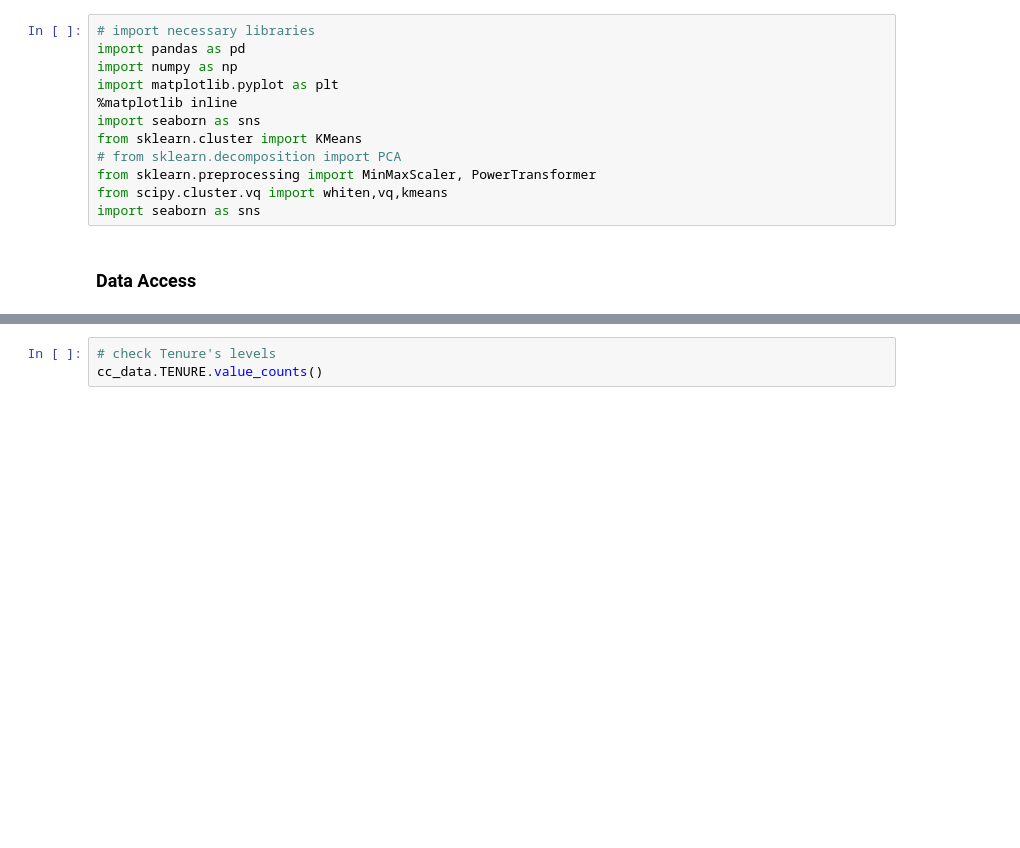
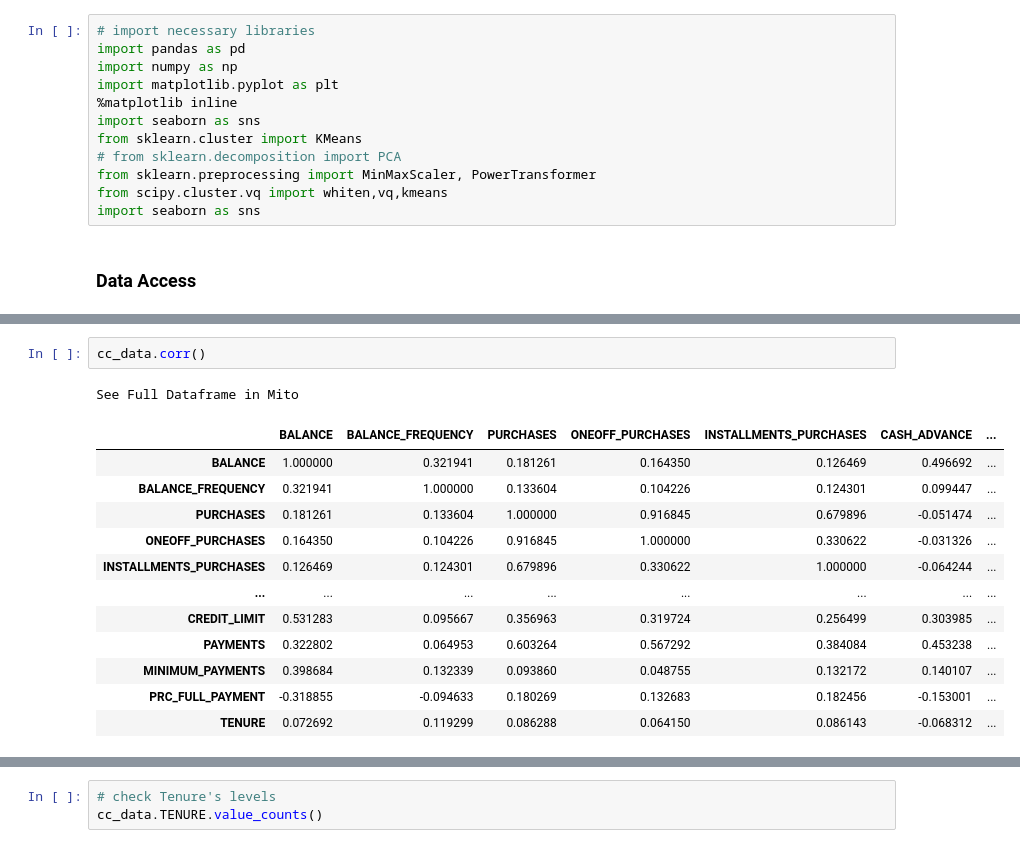
Before and after one commit to xwu0223/MBAN-6400-Project, a Jupyter notebook: MBAN6400_Project_A.ipynb, the cells around one changed output, grey strips where cells are left out. Saved outputs shown, nothing was run; the diff lists cells and outputs as text; blank space fills up the shorter version.

```diff
--- a/MBAN6400_Project_A.ipynb
+++ b/MBAN6400_Project_A.ipynb
@@ -27,0 +39,16 @@ cc_data.head()
+# %%
+cc_data.corr()
+# %% [output]
+See Full Dataframe in Mito
+|  | BALANCE | BALANCE_FREQUENCY | PURCHASES | ONEOFF_PURCHASES | INSTALLMENTS_PURCHASES | CASH_ADVANCE | ... |
+| BALANCE | 1.000000 | 0.321941 | 0.181261 | 0.164350 | 0.126469 | 0.496692 | ... |
+| BALANCE_FREQUENCY | 0.321941 | 1.000000 | 0.133604 | 0.104226 | 0.124301 | 0.099447 | ... |
+| PURCHASES | 0.181261 | 0.133604 | 1.000000 | 0.916845 | 0.679896 | -0.051474 | ... |
+| ONEOFF_PURCHASES | 0.164350 | 0.104226 | 0.916845 | 1.000000 | 0.330622 | -0.031326 | ... |
+| INSTALLMENTS_PURCHASES | 0.126469 | 0.124301 | 0.679896 | 0.330622 | 1.000000 | -0.064244 | ... |
+| ... | ... | ... | ... | ... | ... | ... | ... |
+| CREDIT_LIMIT | 0.531283 | 0.095667 | 0.356963 | 0.319724 | 0.256499 | 0.303985 | ... |
+| PAYMENTS | 0.322802 | 0.064953 | 0.603264 | 0.567292 | 0.384084 | 0.453238 | ... |
+| MINIMUM_PAYMENTS | 0.398684 | 0.132339 | 0.093860 | 0.048755 | 0.132172 | 0.140107 | ... |
+| PRC_FULL_PAYMENT | -0.318855 | -0.094633 | 0.180269 | 0.132683 | 0.182456 | -0.153001 | ... |
+| TENURE | 0.072692 | 0.119299 | 0.086288 | 0.064150 | 0.086143 | -0.068312 | ... |
```
Also changed, not shown: parts of 3 cells of this notebook, 3 other files.
